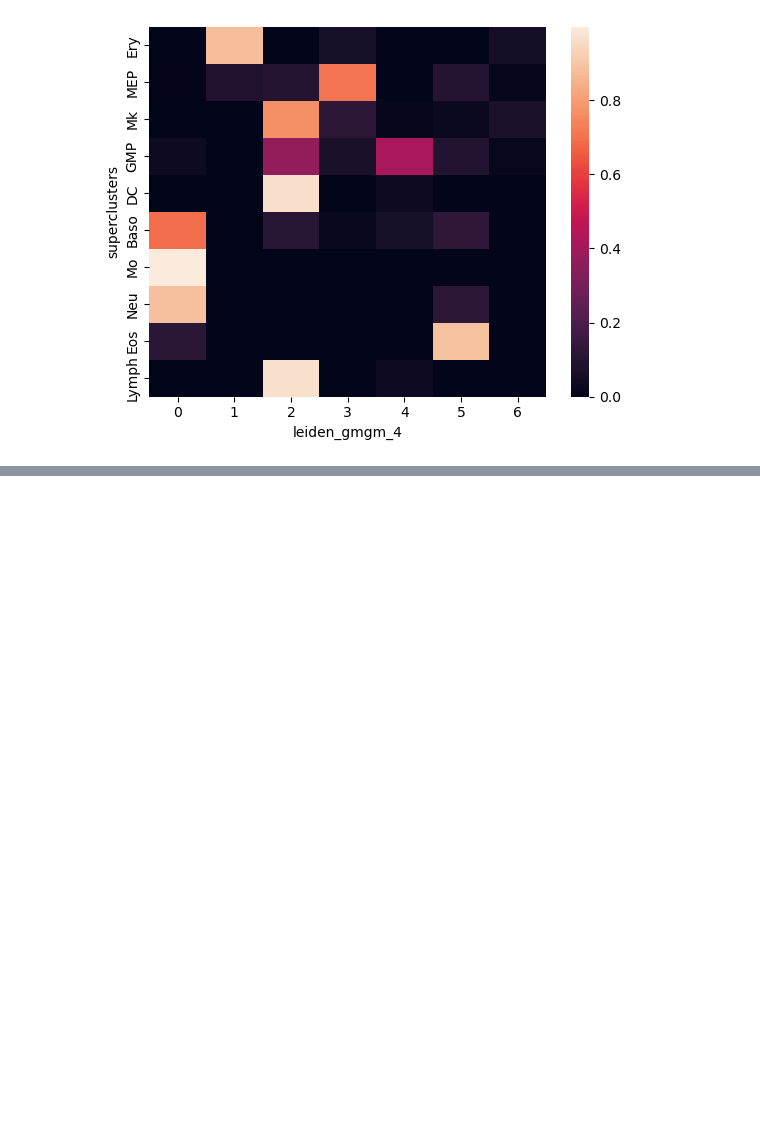
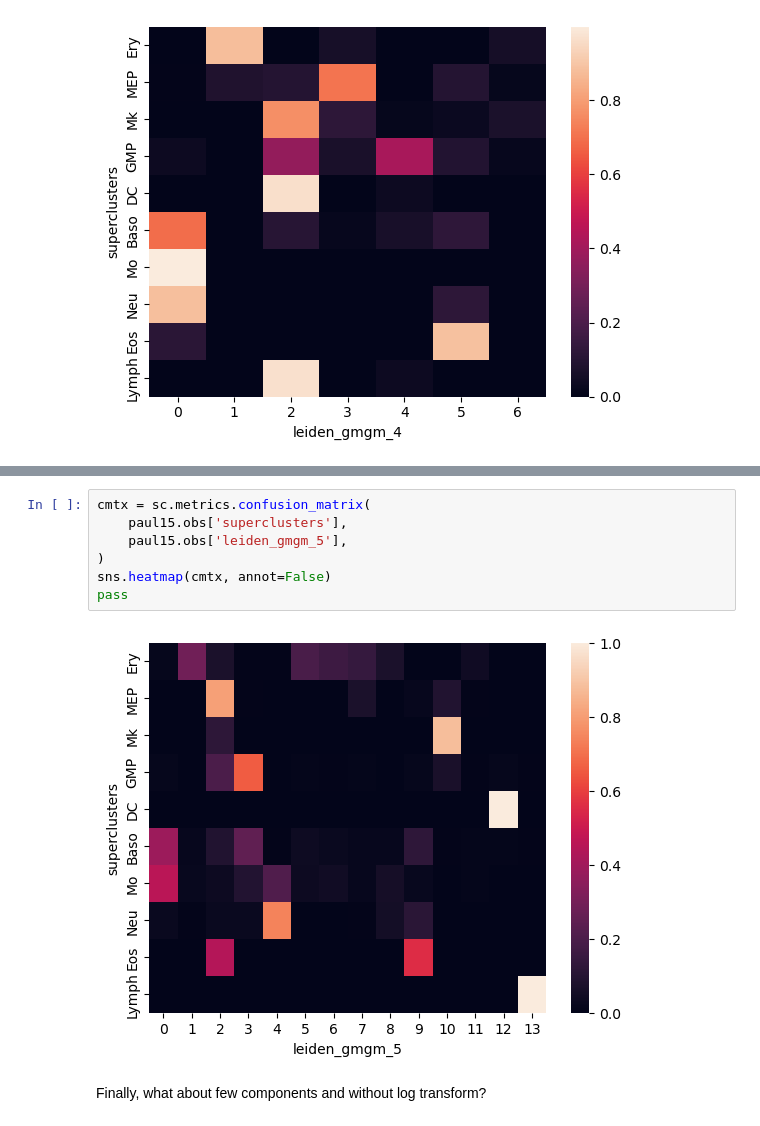
Before and after one commit to BaileyAndrew/GmGM-python, a Jupyter notebook: examples/single_cell_transcriptomics.ipynb, the cells around one changed output, grey strips where cells are left out. Saved outputs shown, nothing was run; the diff lists cells and outputs as text; blank space fills up the shorter version.

```diff
--- a/examples/single_cell_transcriptomics.ipynb
+++ b/examples/single_cell_transcriptomics.ipynb
@@ -454,0 +511,11 @@ pass
+# %%
+cmtx = sc.metrics.confusion_matrix(
+    paul15.obs['superclusters'],
+    paul15.obs['leiden_gmgm_5'],
+)
+sns.heatmap(cmtx, annot=False)
+pass
+# %% [output]
+[figure, added]
+# %% [markdown]
+Finally, what about few components and without log transform?
```
Also changed, not shown: parts of 25 cells of this notebook, 6 other files.
